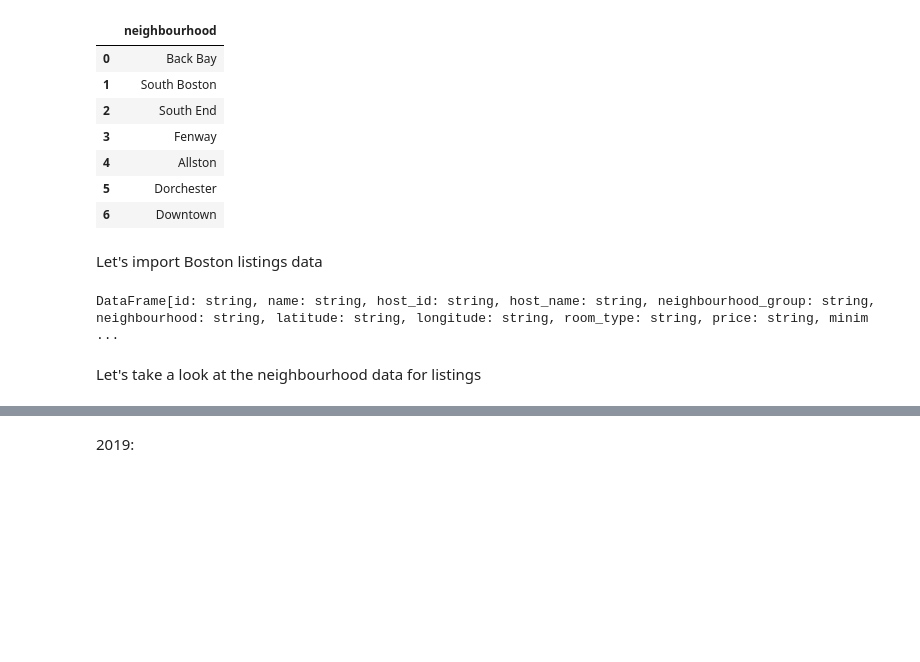
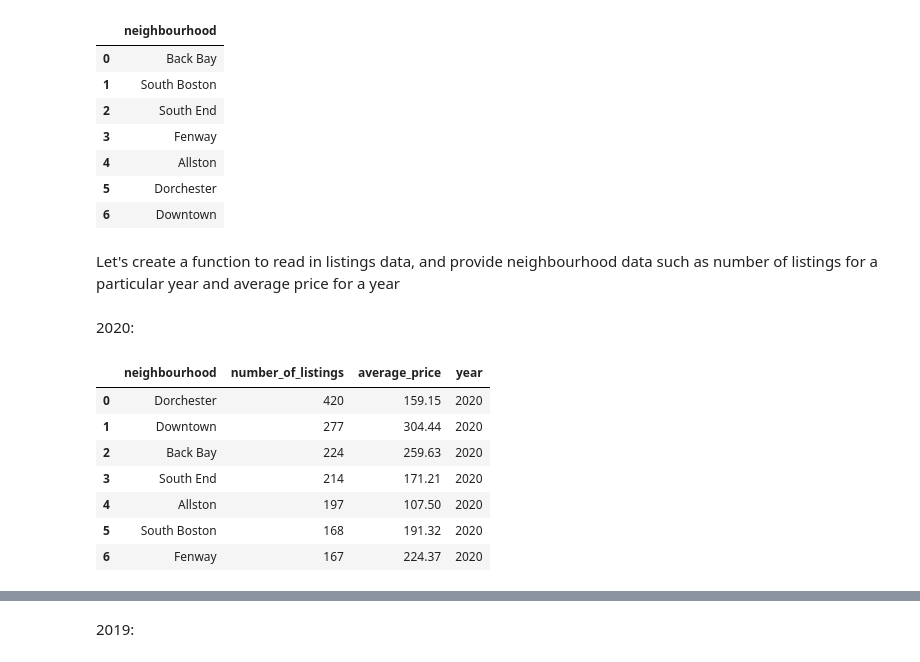
Before and after one commit to aditya-prasad-projects/Airbnb, a Jupyter notebook: Boston_Airbnb_Analysis.ipynb, the cells around one changed output, grey strips where cells are left out. Cells and saved outputs as stored; diff of their text form; code cells hidden in the pictures; blank space fills up the shorter version.

```diff
--- a/Boston_Airbnb_Analysis.ipynb
+++ b/Boston_Airbnb_Analysis.ipynb
@@ -70,12 +71,36 @@ boston_neighbourhoods_df.toPandas()
 | 4 | Allston |
 | 5 | Dorchester |
 | 6 | Downtown |
-# %% [markdown]
-Let's import Boston listings data
+# %% [markdown]
+Let's create a function to read in listings data, and provide neighbourhood data such as number of listings for a particular year and average price for a year
+# %%
+def neighbourhood_data_analysis(file_path, year):
+    boston_listings_df = spark.read.csv(file_path, header=True)
+    boston_listings_df.createOrReplaceTempView('boston_listings')
+    boston_listings_df = spark.sql("""
+        SELECT * FROM boston_listings L
+        WHERE L.neighbourhood IN
+        (SELECT neighbourhood FROM boston_neighbourhoods)
+    """)
+    boston_listings_df.createOrReplaceTempView('boston_listings')
+    neighbourhood_data = spark.sql("""
+        SELECT neighbourhood, count(neighbourhood) as number_of_listings, ROUND(avg(price), 2) as average_price
+        FROM boston_listings
+        GROUP BY neighbourhood
+        ORDER BY number_of_listings desc
+    """)
+    return neighbourhood_data.withColumn("year", F.lit(year))
+# %% [markdown]
+2020:
 # %%
-boston_listings_df_2020 = spark.read.csv("data/Boston/2020/June/listings_original.csv", header=True)
-boston_listings_df_2020
+neighbourhood_data_2020 = neighbourhood_data_analysis("data/Boston/2020/June/listings_original.csv", 2020)
+neighbourhood_data_2020.toPandas()
 # %% [output]
-DataFrame[id: string, name: string, host_id: string, host_name: string, neighbourhood_group: string, neighbourhood: string, latitude: string, longitude: string, room_type: string, price: string, minim ...
+|  | neighbourhood | number_of_listings | average_price | year |
+| 0 | Dorchester | 420 | 159.15 | 2020 |
+| 1 | Downtown | 277 | 304.44 | 2020 |
+| 2 | Back Bay | 224 | 259.63 | 2020 |
+| 3 | South End | 214 | 171.21 | 2020 |
+| 4 | Allston | 197 | 107.50 | 2020 |
+| 5 | South Boston | 168 | 191.32 | 2020 |
+| 6 | Fenway | 167 | 224.37 | 2020 |
-# %% [markdown]
-Let's take a look at the neighbourhood data for listings
```
Also changed, not shown: parts of 55 cells of this notebook.
